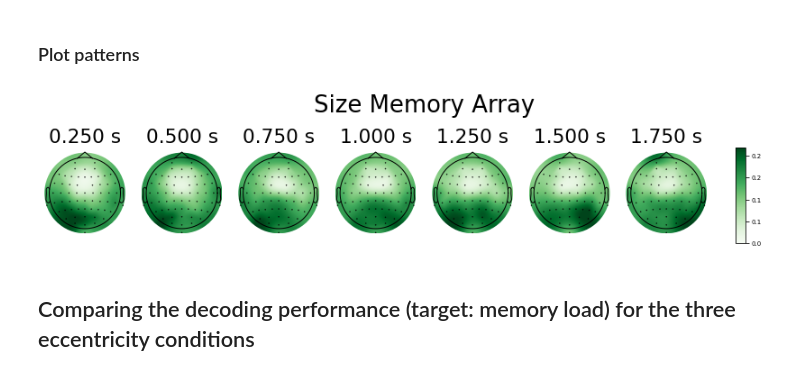
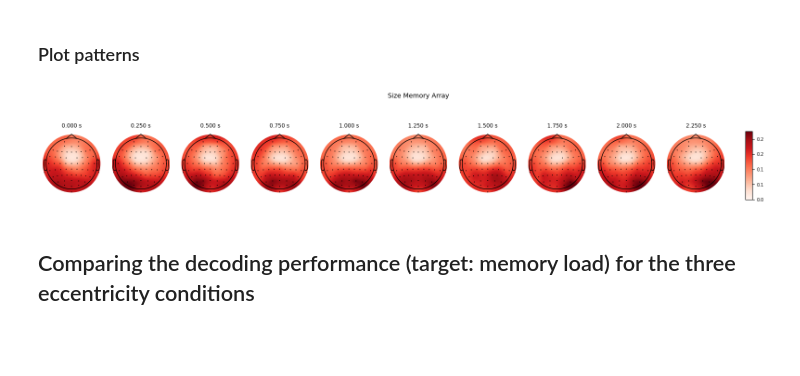
Before and after one commit to eioe/vMemEcc-Analyses, a Jupyter notebook: Analyses_Py/04.3_decoding_csp_plotters.ipynb, the cells around one changed output. Drawn from its saved outputs; the diff is of its cells as text; code cells hidden in the pictures; blank space fills up the shorter version.

```diff
--- a/Analyses_Py/04.3_decoding_csp_plotters.ipynb
+++ b/Analyses_Py/04.3_decoding_csp_plotters.ipynb
@@ -602,33 +613,47 @@ sub_patterns_all, times, freqs = load_patterns(sub_list_str,
 # %%
-plt.rcParams['svg.fonttype'] = 'none'
+plt.rcParams["svg.fonttype"] = "none"
 # pick only first CSP component and average across freqs of interest:
-#for i in np.arange(sub_patterns_all.shape[0]):
-sub_patterns = sub_patterns_all[:,0,:,:,:] # .mean(axis=1) #
-sub_patterns = sub_patterns[:,:,idx_freqs_of_intr,:].mean(axis=-2)
+sub_patterns = sub_patterns_all[:, 0, :, :, :]
+# take abs() & normalize them by l2 norm to allow fair average across freqs:
+sub_patterns = np.abs(sub_patterns) / np.linalg.norm(
+    sub_patterns, axis=-3, ord=2, keepdims=True
+)
+sub_patterns = sub_patterns[:, :, idx_freqs_of_intr, :].mean(axis=-2)
 sub_patterns_avg = sub_patterns.squeeze()
 # normalize them by l2 norm to allow fair average across subjects:
-sub_patterns_avg = sub_patterns_avg / np.linalg.norm(sub_patterns_avg, axis=1, ord=2, keepdims=True)
-sub_patterns_avg = np.abs(sub_patterns_avg)
+sub_patterns_avg = sub_patterns_avg / np.linalg.norm(
+    sub_patterns_avg, axis=1, ord=2, keepdims=True
+)
+
 sub_patterns_avg = sub_patterns_avg.mean(axis=0)
 
-# normalize per timebin
-sub_patterns_avg = sub_patterns_avg / np.linalg.norm(sub_patterns_avg, axis=0, ord=2, keepdims=True)
+# normalize per timebin for better visualization:
+sub_patterns_avg = sub_patterns_avg / np.linalg.norm(
+    sub_patterns_avg, axis=0, ord=2, keepdims=True
+)
 # get dummy epos.info file to get electrode locations
-dummy_epos_info = get_evoked_info(picks_str='All')
+dummy_epos_info = get_evoked_info(picks_str="All")
 
 # Build new pseudo Evoke obj:
 sub_patterns_evo = EvokedArray(sub_patterns_avg, dummy_epos_info)
 sub_patterns_evo.times = times
-#sub_patterns_evo.plot_topomap()
-fig = sub_patterns_evo.plot_topomap(times = np.linspace(0.25, 1.75, 7), #times, # [0.25, 0.4, 0.55, 0.85, 1.15, 1.25, 1.35, 1.45, 1.5, 1.6, 1.8, 2.0],
-                              scalings=1, units='',
-                                title=config.labels['Load'], cmap = 'Greens', vmin = 0, contours=0, ch_type='eeg')
-fpath = op.join(config.paths['plots'], '10_tfr_decoding')
+# sub_patterns_evo.plot_topomap()
+fig = sub_patterns_evo.plot_topomap(
+    times=np.linspace(0, 2.25, 10),
+    scalings=1,
+    units="",
+    title=config.labels["Load"],
+    # cmap="Greens",
+    vmin=0,
+    contours=0,
+    ch_type="eeg",
+)
+fpath = op.join(config.paths["plots"], "10_tfr_decoding")
 helpers.chkmk_dir(fpath)
-fname = op.join(fpath, 'AUC-Load_overall_patterns.svg')
+fname = op.join(fpath, "AUC-Load_overall_patterns.svg")
 fig.savefig(fname)
 # %% [output]
-[figure, old version]
+[figure, new version]
 # %% [markdown]
 ## Comparing the decoding performance (target: memory load) for the three eccentricity conditions
 # %%
```
Also changed, not shown: parts of 12 cells of this notebook, 3 other files.
